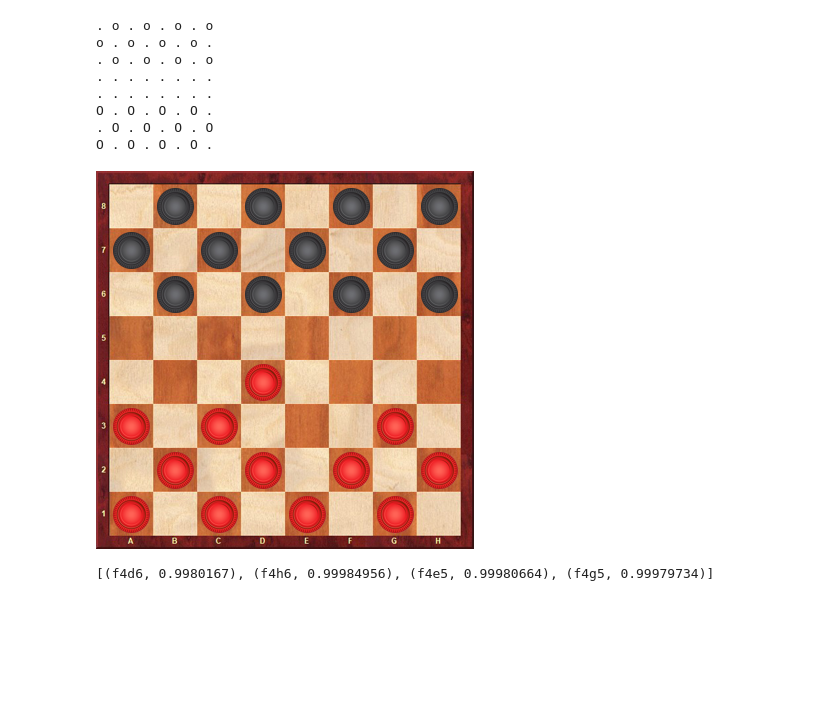
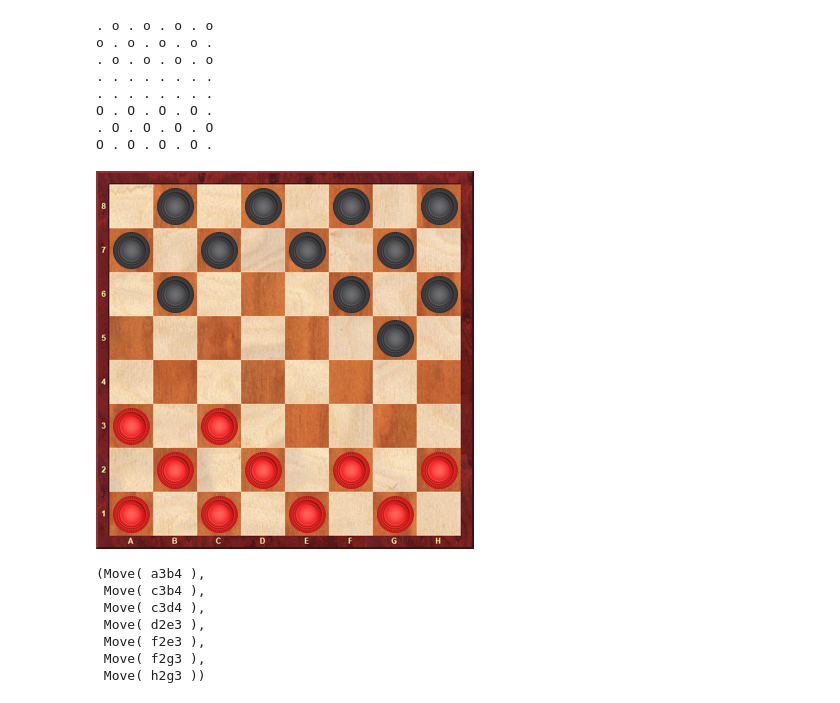
Before and after one commit to tigranfah/python_draughts, a Jupyter notebook: notebooks/test.ipynb, the cells around one changed output. Saved outputs shown, nothing was run; the diff lists cells and outputs as text; code cells hidden in the pictures; blank space fills up the shorter version.

```diff
--- a/notebooks/test.ipynb
+++ b/notebooks/test.ipynb
@@ -34,11 +34,19 @@ O . O . O . O .
 # %%
 # my_board.engine.force_push(engine.Move("f6d4"))
 # %%
-my_board.push("e3d4")
+my_board.push("c5e3 g5")
+# my_board.push("e3d4")
+# my_board.push("d6c5")
 my_board.show()
 # %% [output]
-[figure, old version]
+[figure, new version]
-# %%
-my_board.engine.valid_moves_from_index(engine.BoardBase.get_index("f4"))
-# %% [output]
-[(f4d6, 0.9980167), (f4h6, 0.99984956), (f4e5, 0.99980664), (f4g5, 0.99979734)]
+# %%
+my_board.valid_moves()
+# %% [output]
+(Move( a3b4 ),
+ Move( c3b4 ),
+ Move( c3d4 ),
+ Move( d2e3 ),
+ Move( f2e3 ),
+ Move( f2g3 ),
+ Move( h2g3 ))
```
Also changed, not shown: 15 other files.
